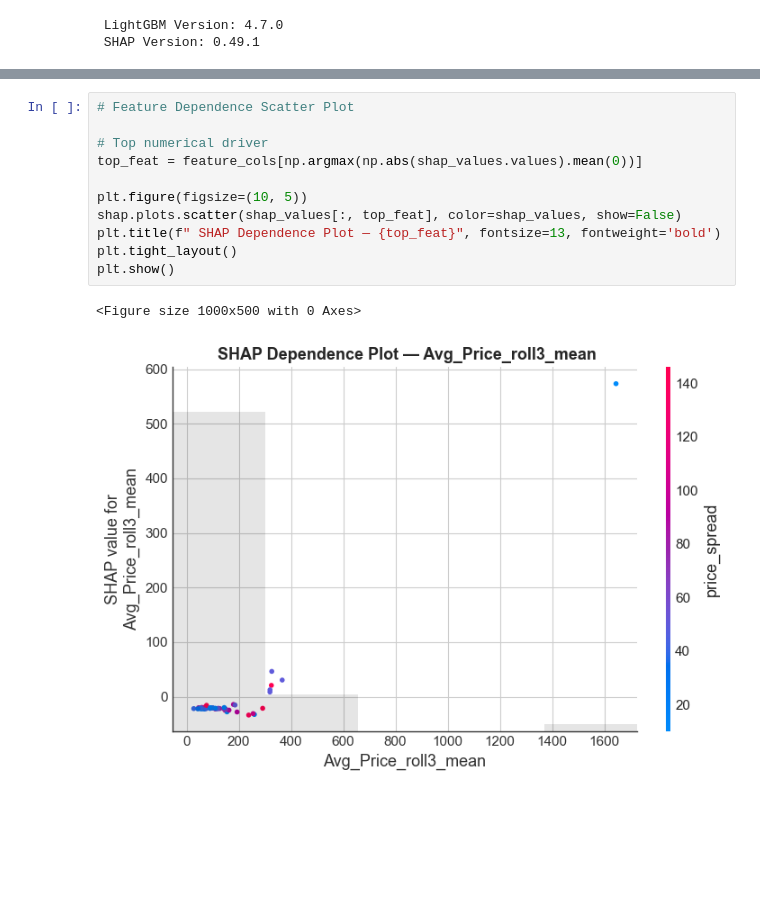
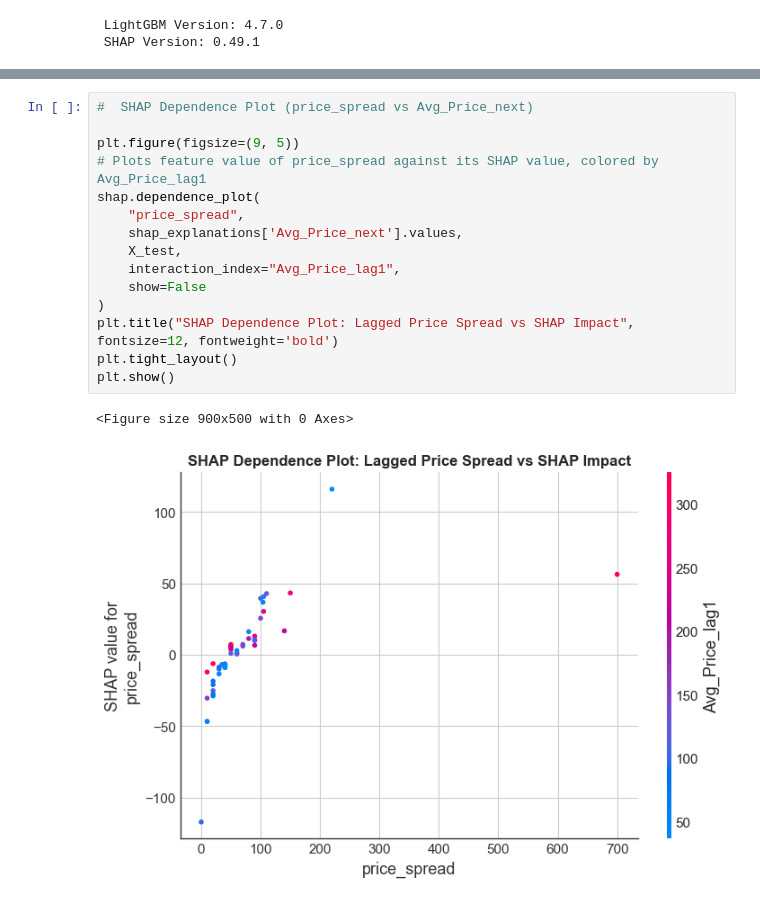
Before and after one commit to Sristy09/Multi-Target-Price-Forecasting, a Jupyter notebook: 06_shap_and_lightgbm_forecasting.ipynb, the cells around one changed output, grey strips where cells are left out. Saved outputs shown, nothing was run; the diff lists cells and outputs as text; blank space fills up the shorter version.

```diff
--- a/06_shap_and_lightgbm_forecasting.ipynb
+++ b/06_shap_and_lightgbm_forecasting.ipynb
@@ -231,15 +246,19 @@ plt.show()
-# %%
-# Feature Dependence Scatter Plot
-
-# Top numerical driver
-top_feat = feature_cols[np.argmax(np.abs(shap_values.values).mean(0))]
-
-plt.figure(figsize=(10, 5))
-shap.plots.scatter(shap_values[:, top_feat], color=shap_values, show=False)
-plt.title(f" SHAP Dependence Plot — {top_feat}", fontsize=13, fontweight='bold')
-plt.tight_layout()
-plt.show()
-# %% [output]
-<Figure size 1000x500 with 0 Axes>
-[figure, removed]
+# %%
+#  SHAP Dependence Plot (price_spread vs Avg_Price_next)
+
+plt.figure(figsize=(9, 5))
+# Plots feature value of price_spread against its SHAP value, colored by Avg_Price_lag1
+shap.dependence_plot(
+    "price_spread",
+    shap_explanations['Avg_Price_next'].values,
+    X_test,
+    interaction_index="Avg_Price_lag1",
+    show=False
+)
+plt.title("SHAP Dependence Plot: Lagged Price Spread vs SHAP Impact", fontsize=12, fontweight='bold')
+plt.tight_layout()
+plt.show()
+# %% [output]
+<Figure size 900x500 with 0 Axes>
+[figure, added]
 # %%
```
Also changed, not shown: parts of 15 cells of this notebook, 4 other files.
